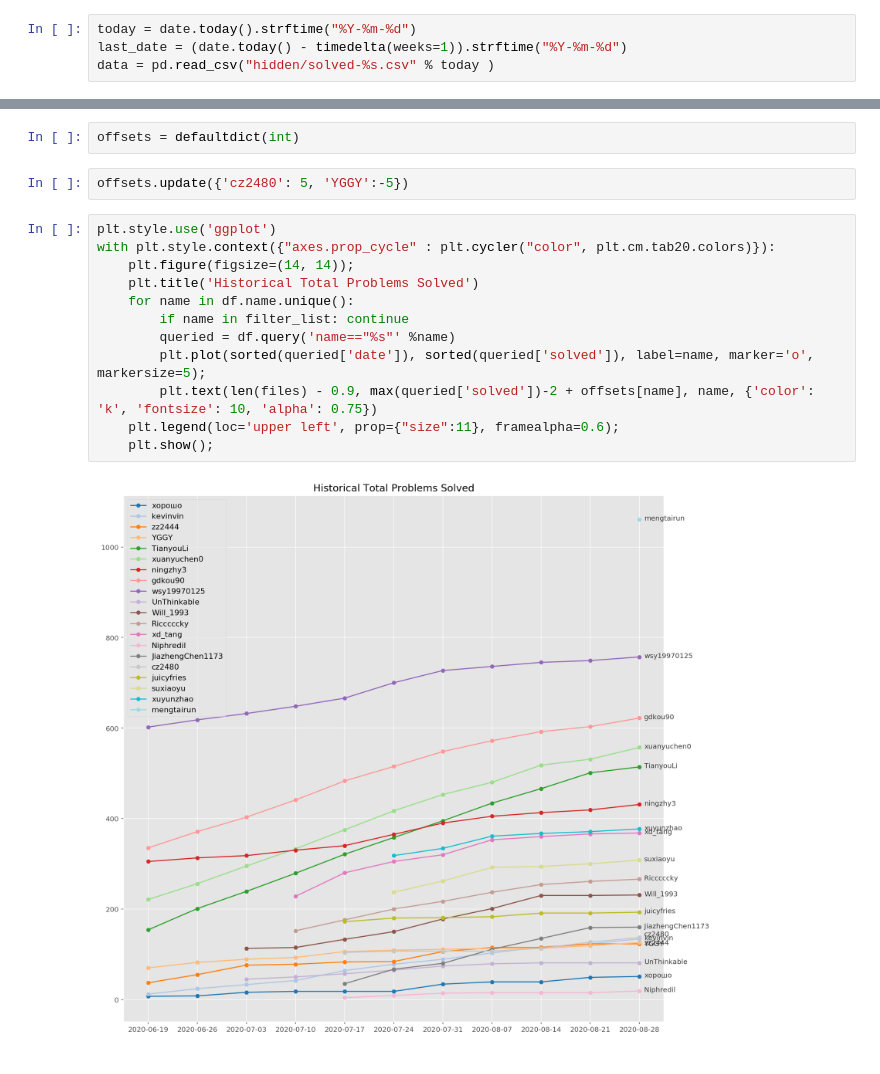
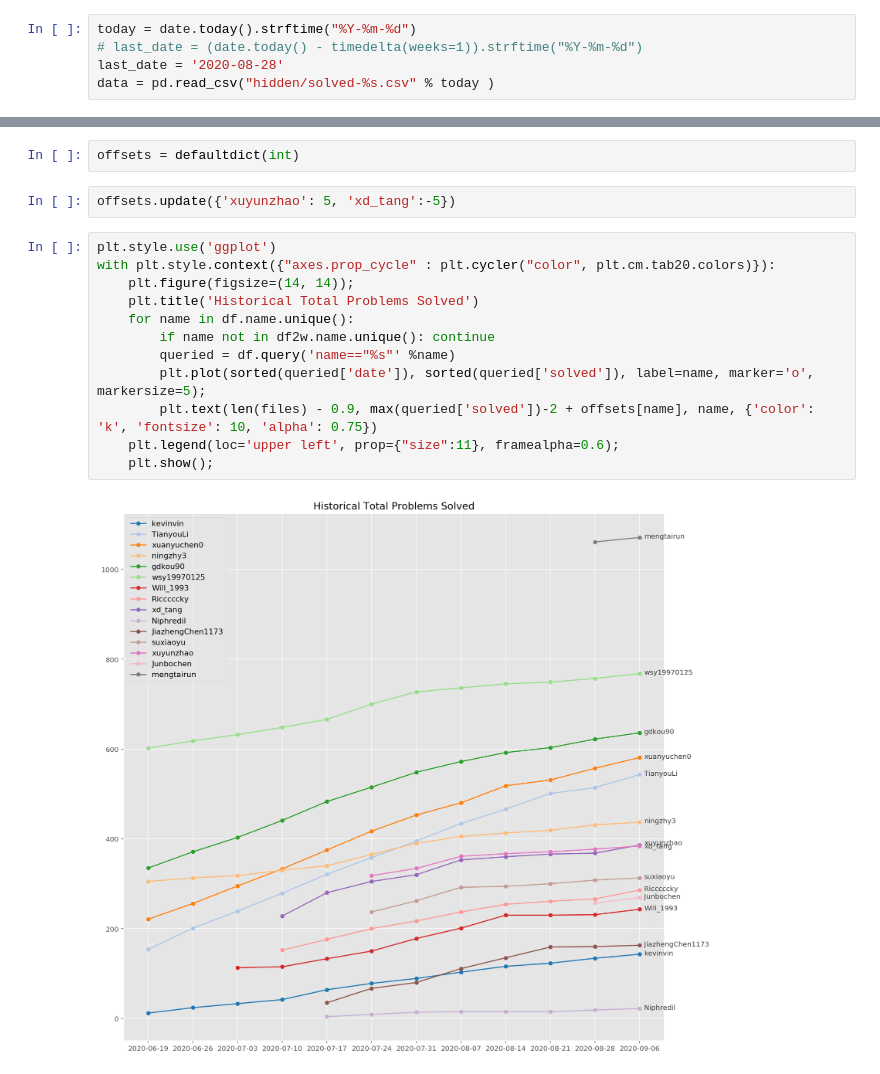
Before and after one commit to Kou-Guandong/LeetCode_Profile_Crawl_and_Visualize, a Jupyter notebook: Visualize_solved_problems.ipynb, the cells around one changed output, grey strips where cells are left out. Drawn from its saved outputs; the diff is of its cells as text.

```diff
--- a/Visualize_solved_problems.ipynb
+++ b/Visualize_solved_problems.ipynb
@@ -11,7 +11,8 @@ import matplotlib.pyplot as plt
 plt.style.use('ggplot')
 # %%
 today = date.today().strftime("%Y-%m-%d")
-last_date = (date.today() - timedelta(weeks=1)).strftime("%Y-%m-%d")
+# last_date = (date.today() - timedelta(weeks=1)).strftime("%Y-%m-%d")
+last_date = '2020-08-28'
 data = pd.read_csv("hidden/solved-%s.csv" % today )
 # %%
 data.sort_values(by='solved', inplace=True)
@@ -72,18 +73,18 @@ df.sort_values(by=['date', 'solved'], inplace=True)
 # %%
 offsets = defaultdict(int)
 # %%
-offsets.update({'cz2480': 5, 'YGGY':-5})
+offsets.update({'xuyunzhao': 5, 'xd_tang':-5})
 # %%
 plt.style.use('ggplot')
 with plt.style.context({"axes.prop_cycle" : plt.cycler("color", plt.cm.tab20.colors)}):
     plt.figure(figsize=(14, 14));
     plt.title('Historical Total Problems Solved')
     for name in df.name.unique():
-        if name in filter_list: continue
+        if name not in df2w.name.unique(): continue
         queried = df.query('name=="%s"' %name)
         plt.plot(sorted(queried['date']), sorted(queried['solved']), label=name, marker='o', markersize=5);
         plt.text(len(files) - 0.9, max(queried['solved'])-2 + offsets[name], name, {'color': 'k', 'fontsize': 10, 'alpha': 0.75})
     plt.legend(loc='upper left', prop={"size":11}, framealpha=0.6);
     plt.show();
 # %% [output]
-[figure, old version]
+[figure, new version]
```
Also changed, not shown: parts of 2 cells of this notebook.
